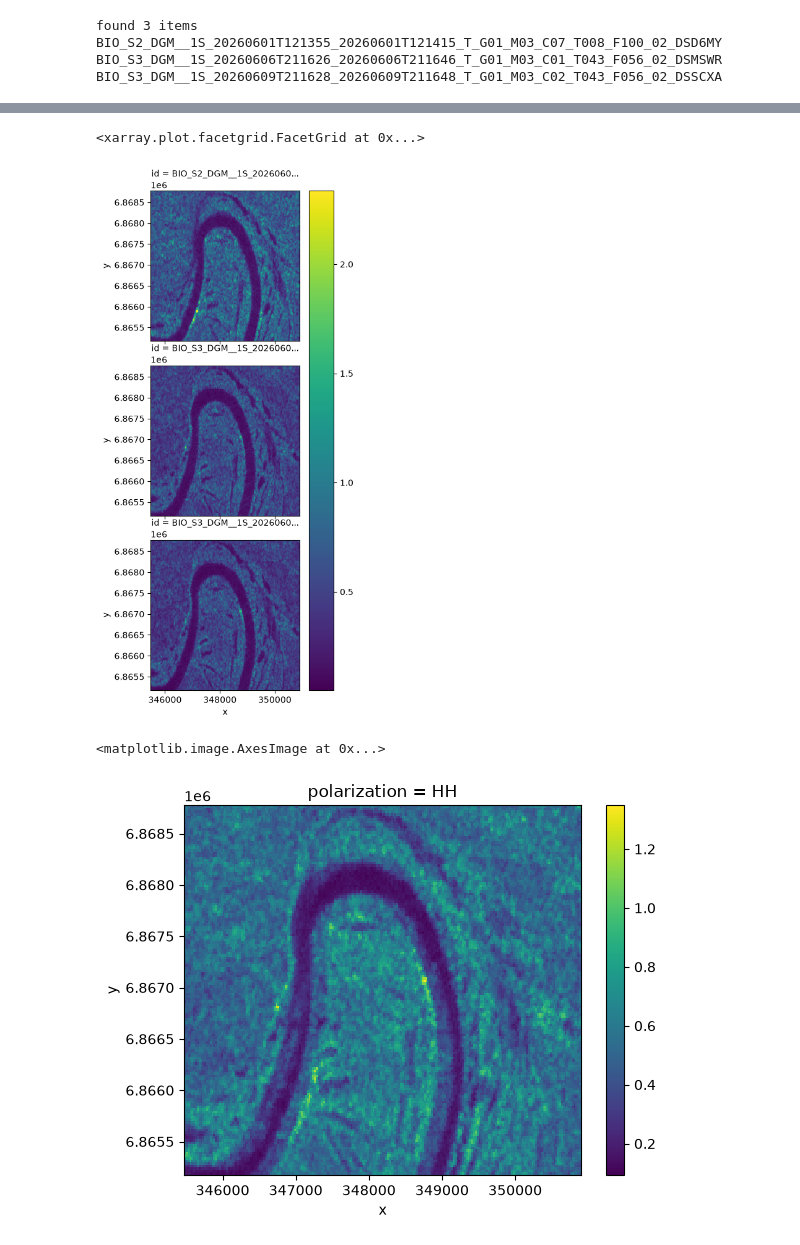
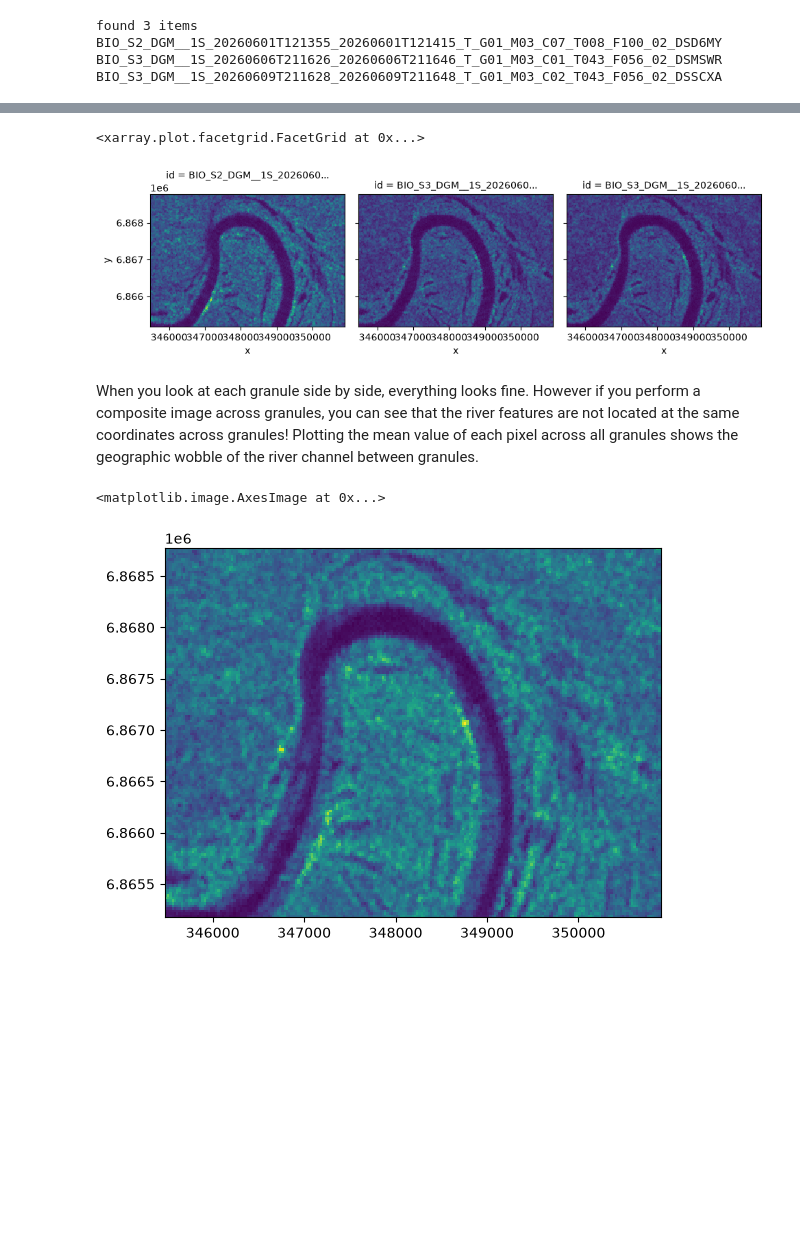
Before and after one commit to MAAP-Project/esa-biomass-gamma0, a Jupyter notebook: docs/georeferencing.ipynb, the cells around one changed output, grey strips where cells are left out. Cells and saved outputs as stored; diff of their text form; code cells hidden in the pictures; blank space fills up the shorter version.

```diff
--- a/docs/georeferencing.ipynb
+++ b/docs/georeferencing.ipynb
@@ -63,7 +129,7 @@ client = Client.open(STAC_API_URL)
 
 search = client.search(
     collections="BiomassLevel1b",
-    intersects=box(*BBOX),
+    intersects=box(*bbox),
     datetime="2026-06-01T00:00:00Z/2026-06-12T00:00:00Z",
     sortby="datetime",
     max_items=6,
@@ -112,7 +190,7 @@ token = request_access_token(client_secret, offline_token)
 with rasterio.Env(GDAL_HTTP_HEADERS=f"Authorization: Bearer {token}"):
     with rasterio.open(items[0].assets["enclosure_tiff"].href) as src:
         reprojected = np.full(
-            (len(items), src.count, TARGET_HEIGHT, TARGET_WIDTH),
+            (len(items), src.count, target_height, target_width),
             np.nan,
             dtype=src.meta["dtype"],
         )
@@ -126,8 +204,22 @@ with rasterio.Env(GDAL_HTTP_HEADERS=f"Authorization: Bearer {token}"):
                 destination=reprojected[i],
                 gcps=gcps,
                 src_crs=gcp_crs,
-                dst_transform=TARGET_TRANSFORM,
-                dst_crs=CRS,
+                dst_transform=target_transform,
+                dst_crs=crs,
                 resampling=Resampling.nearest,
                 dst_nodata=np.nan,
             )
+
+gcp_da = xr.DataArray(
+    reprojected,
+    dims=("id", "polarization", "y", "x"),
+    coords={
+        "id": [item.id for item in items],
+        "polarization": list(POLARIZATIONS),
+        "x": x,
+        "y": y,
+    },
+    attrs={"crs": crs, "transform": tuple(target_transform)},
+)
+
+gcp_da
@@ -134,16 +243,0 @@ with rasterio.Env(GDAL_HTTP_HEADERS=f"Authorization: Bearer {token}"):
-# %%
-x = TARGET_TRANSFORM.c + TARGET_TRANSFORM.a * (np.arange(TARGET_WIDTH) + 0.5)
-y = TARGET_TRANSFORM.f + TARGET_TRANSFORM.e * (np.arange(TARGET_HEIGHT) + 0.5)
-
-gcp_da = xr.DataArray(
-    reprojected,
-    dims=("id", "polarization", "y", "x"),
-    coords={
-        "id": [item.id for item in items],
-        "polarization": list(POLARIZATIONS),
-        "x": x,
-        "y": y,
-    },
-    attrs={"crs": CRS, "transform": tuple(TARGET_TRANSFORM)},
-)
-gcp_da
@@ -168,10 +244,14 @@ Attributes:
 # %%
-gcp_da.isel(polarization=0).plot.imshow(row="id")
+gcp_da.isel(polarization=0).plot.imshow(col="id", add_colorbar=False, add_labels=False)
 # %% [output]
 <xarray.plot.facetgrid.FacetGrid at 0x...>
-[figure, old version]
+[figure, new version]
+# %% [markdown]
+When you look at each granule side by side, everything looks fine. However if you perform a composite image across granules, you can see that the river features are not located at the same coordinates across granules! Plotting the mean value of each pixel across all granules shows the geographic wobble of the river channel between granules.
 # %%
-gcp_da.isel(polarization=0).mean(dim="id").plot.imshow()
+gcp_da.isel(polarization=0).mean(dim="id").plot.imshow(
+    add_colorbar=False, add_labels=False
+)
 # %% [output]
 <matplotlib.image.AxesImage at 0x...>
-[figure, old version]
+[figure, new version]
```
Also changed, not shown: parts of 29 cells of this notebook, 6 other files.
